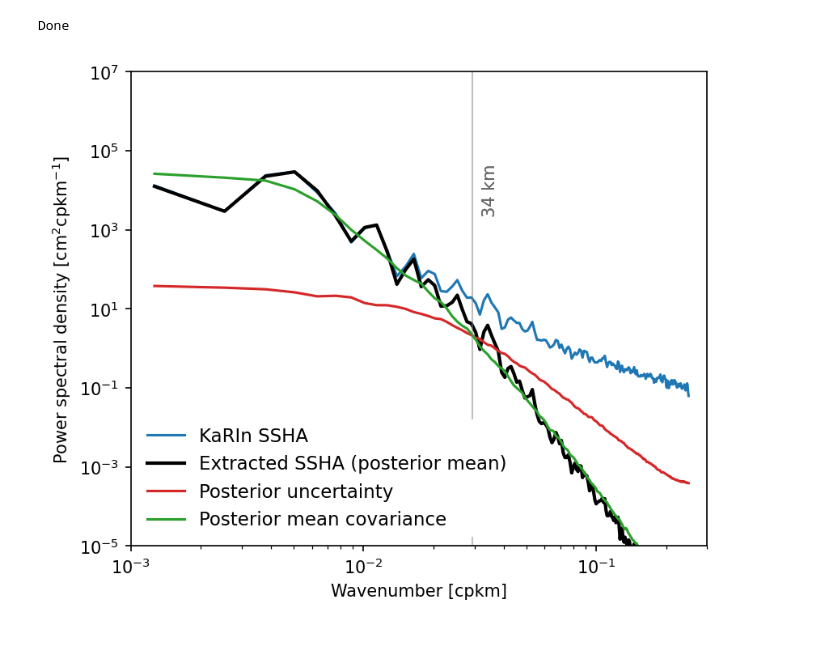
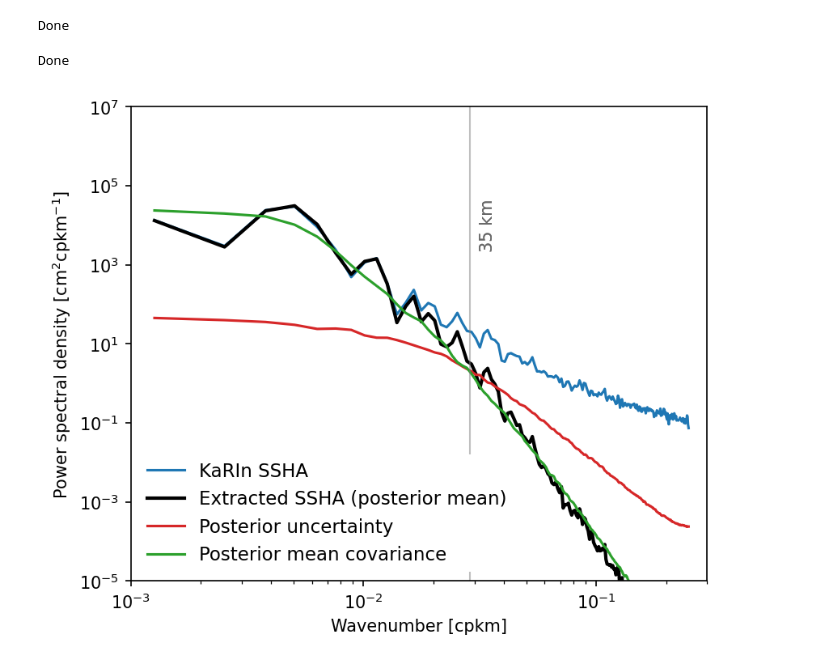
Before and after one commit to jwskinner/SWOT-balanced-extraction, a Jupyter notebook: balanced_extraction_SWOT_data.ipynb, the cells around one changed output. Cells and saved outputs as stored; diff of their text form; code cells hidden in the pictures.

```diff
--- a/balanced_extraction_SWOT_data.ipynb
+++ b/balanced_extraction_SWOT_data.ipynb
@@ -49,6 +47,11 @@ swot.process_karin_data(karin)
 # Load and process Nadir data
 swot.load_nadir_data(nadir_files, lat_min, lat_max, nadir)
 swot.process_nadir_data(nadir)
+
+# Clear Nadir Outliers
+bad_track_index = 63
+nadir.ssh[bad_track_index, :] = np.nan
+nadir.ssha[bad_track_index, :] = np.nan
 
 # Detrend using KaRIn spatial mean and check the KaRIn-Nadir bias
 karin_mean_t = np.nanmean(karin.ssha, axis=(1, 2))
@@ -643,6 +661,73 @@ spec_mean_of_mean      = np.nanmean(all_specs_mean_cov, axis=0)
 print("Done")
 # %% [output]
 Done
+# %%
+# Compute the spectra of the reconstruction, covariance, and posterior samples (Fig. 5)
+# This computes the spectrum for only the KaRIn samples in the estimate
+# -------------------------
+def power_spec_1d(field):
+    f2d = np.array(field).reshape((nyt, nxt), order="C")
+    da = xr.DataArray(
+        f2d[None, :, :],
+        coords=[[0], karin.y_coord_km, karin.x_coord_km],
+        dims=['sample', 'line', 'pixel']
+    )
+
+    # Isolate across-track pixels belonging exclusively to the KaRIn swaths
+    karin_pixel_mask = np.any(np.isfinite(karin.ssha[index]), axis=0)
+    idx = np.where(karin_pixel_mask)[0]
+    da = da.isel(pixel=idx)
+
+    # Compute the spectrum averaged only over the valid KaRIn pixels
+    spec_xr = swot.mean_power_spectrum(da, karin.window, 'line', ['sample', 'pixel'])
+
+    # Keep positive wavenumbers along-track
+    half = int(karin.track_length // 2)
+    spec_vals = 2 * spec_xr[half:]  # 2 times for one-sided spectrum
+    if spec_vals.size != karin.wavenumbers_cpkm.size:
+        spec_vals = spec_vals[:karin.wavenumbers_cpkm.size]
+    return np.asarray(spec_vals)
+
+# Posterior draws
+rng = np.random.default_rng(seed=42)
+nreal = 50
+
+all_specs            = []  # spectra of posterior samples (mean + ε)
+all_specs_uncert     = []  # spectra of ε ~ N(0, P)
+all_specs_mean_cov   = []  # spectra of η ~ N(0, C_mean)
+eta_list = []
+sample_list = []
+
+for _ in range(nreal):
+    # Uncertainty draw (ε) and sample = ht + ε
+    z   = rng.standard_normal(P.shape[0])
+    eps = L_P @ z
+    sample = ht + eps
+    sample_list.append(sample)
+
+    all_specs.append(power_spec_1d(sample))
+    all_specs_uncert.append(power_spec_1d(eps))
+
+    # Posterior-mean covariance draw
+    zm = rng.standard_normal(C_mean.shape[0])
+    eta = L_mean @ zm
+    all_specs_mean_cov.append(power_spec_1d(eta))
+    eta_list.append(eta)
+
+# Aggregate the spectra
+all_specs            = np.asarray(all_specs)
+all_specs_uncert     = np.asarray(all_specs_uncert)
+all_specs_mean_cov   = np.asarray(all_specs_mean_cov)
+
+spec_mean              = np.nanmean(all_specs, axis=0)
+spec_std               = np.nanstd(all_specs, axis=0)
+spec_median            = np.nanmedian(all_specs, axis=0)
+spec_mean_uncertainty  = np.nanmean(all_specs_uncert, axis=0)
+spec_mean_of_mean      = np.nanmean(all_specs_mean_cov, axis=0)
+
+print("Done")
+# %% [output]
+Done
 # %%
 def plot_spectrum_comparison(karin_obj, swot_obj, ht_map_2d):
     k_karin = karin_obj.wavenumbers_cpkm[int(karin_obj.track_length/2):]
@@ -670,7 +755,7 @@ def plot_spectrum_comparison(karin_obj, swot_obj, ht_map_2d):
 
     #axs.loglog(k_km[:], 0.5*spec_mean_of_mean[1:] + 0.5*spec_mean_uncertainty[1:],color='tab:purple', label = 'Sum')
 
-    separation_scale_km = 34
+    separation_scale_km = 35
     separation_wavenumber = 1/separation_scale_km
     axs.axvline(x=separation_wavenumber, color='grey', linestyle='-', lw=1.0, alpha = 0.5)
     text_label = f'{separation_scale_km:.0f} km'
@@ -686,32 +771,32 @@ def plot_spectrum_comparison(karin_obj, swot_obj, ht_map_2d):
     y_pos = 1e4
     axs.text(separation_wavenumber * 1.1, y_pos, text_label,rotation=90, color='dimgrey', fontsize=10, verticalalignment='center', horizontalalignment='left')
     axs.set_xlabel('Wavenumber [cpkm]')
     axs.set_ylabel('Power spectral density [cm$^2$cpkm$^{-1}$]')
     axs.set_xlim(1e-3, 3e-1)
     axs.set_ylim(1e-5, 1e7)
     axs.legend(loc='lower left',frameon=True,facecolor='white',edgecolor='none',framealpha=1.0,fontsize=11)
 
-    plt.savefig('balanced_spectrum.pdf', bbox_inches='tight', dpi=300)
+    plt.savefig('balanced_spectrum2.pdf', bbox_inches='tight', dpi=300)
     plt.show()
 
     np.savez(
         "Fig5.npz",
         # Wavenumber axis
         k_cpkm=k_km,
 
         # Spectra
         spec_karin_ssha=spec_k_ins,
         spec_balanced=spec_ht_map,
         spec_post_uncertainty=0.5 * spec_mean_uncertainty[1:],
         spec_post_covariance=0.5 * spec_mean_of_mean[1:],
 
         # Plot limits
         k_limits=np.array([1e-3, 3e-1]),
         psd_limits=np.array([1e-5, 1e7]),
     )
 
 
 ht_map = ht.reshape(nyt, nxt).T
 plot_spectrum_comparison(karin_obj=karin,swot_obj=swot,ht_map_2d=ht_map)
 # %% [output]
-[figure, old version]
+[figure, new version]
```
Also changed, not shown: parts of 9 cells of this notebook, 14 other files.
